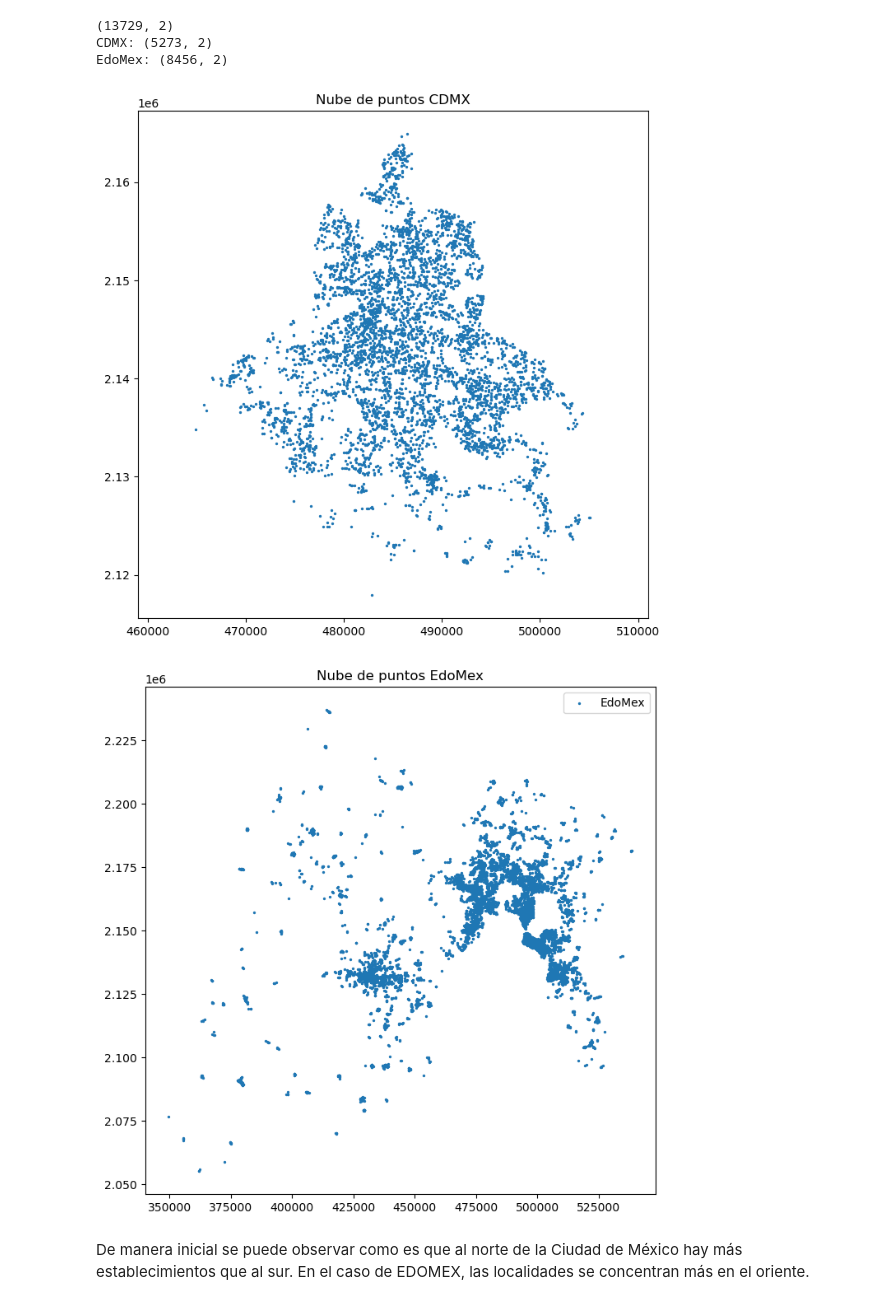
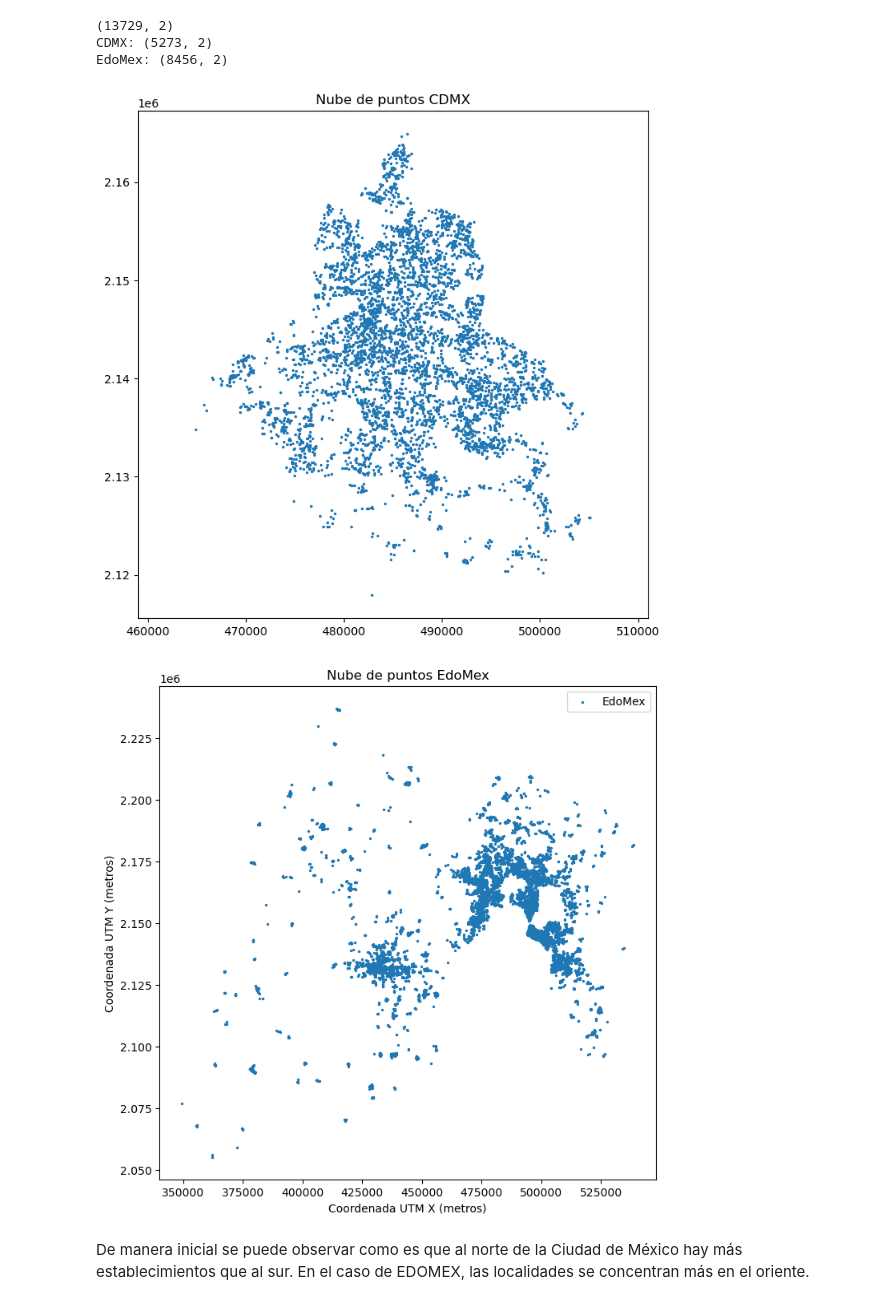
Before and after one commit to A01659576/An-lisis-de-Datos-econ-micos-Geolocalizados-utilizando-Persistencia-Homol-gica, a Jupyter notebook: RetoTopologia62.ipynb, the cells around one changed output. Drawn from its saved outputs; the diff is of its cells as text; code cells hidden in the pictures.

```diff
--- a/RetoTopologia62.ipynb
+++ b/RetoTopologia62.ipynb
@@ -475,34 +475,37 @@ EdoMex: (8456, 2)
 # Visaulizar los establecimientos en CDMX y EDOMEX
 
 plt.figure(figsize=(8,8))
 
 plt.scatter(
     points_cdmx[:,0],
     points_cdmx[:,1],
     s=2,
     label='CDMX'
 )
 
 plt.title("Nube de puntos CDMX")
 plt.axis('equal')
 plt.show()
 
 
 plt.figure(figsize=(8,8))
 
 plt.scatter(
     points_edomex[:,0],
     points_edomex[:,1],
     s=2,
     label='EdoMex'
 )
 
 plt.title("Nube de puntos EdoMex")
 plt.legend()
+# x and y labels
+plt.xlabel("Coordenada UTM X (metros)")
+plt.ylabel("Coordenada UTM Y (metros)")
 plt.show()
 # %% [output]
 [figure]
-[figure, old version]
+[figure, new version]
 # %% [markdown]
 De manera inicial se puede observar como es que al norte de la Ciudad de México hay más establecimientos que al sur. En el caso de EDOMEX, las localidades se concentran más en el oriente.
 # %% [markdown]
```
Also changed, not shown: parts of 23 cells of this notebook.
